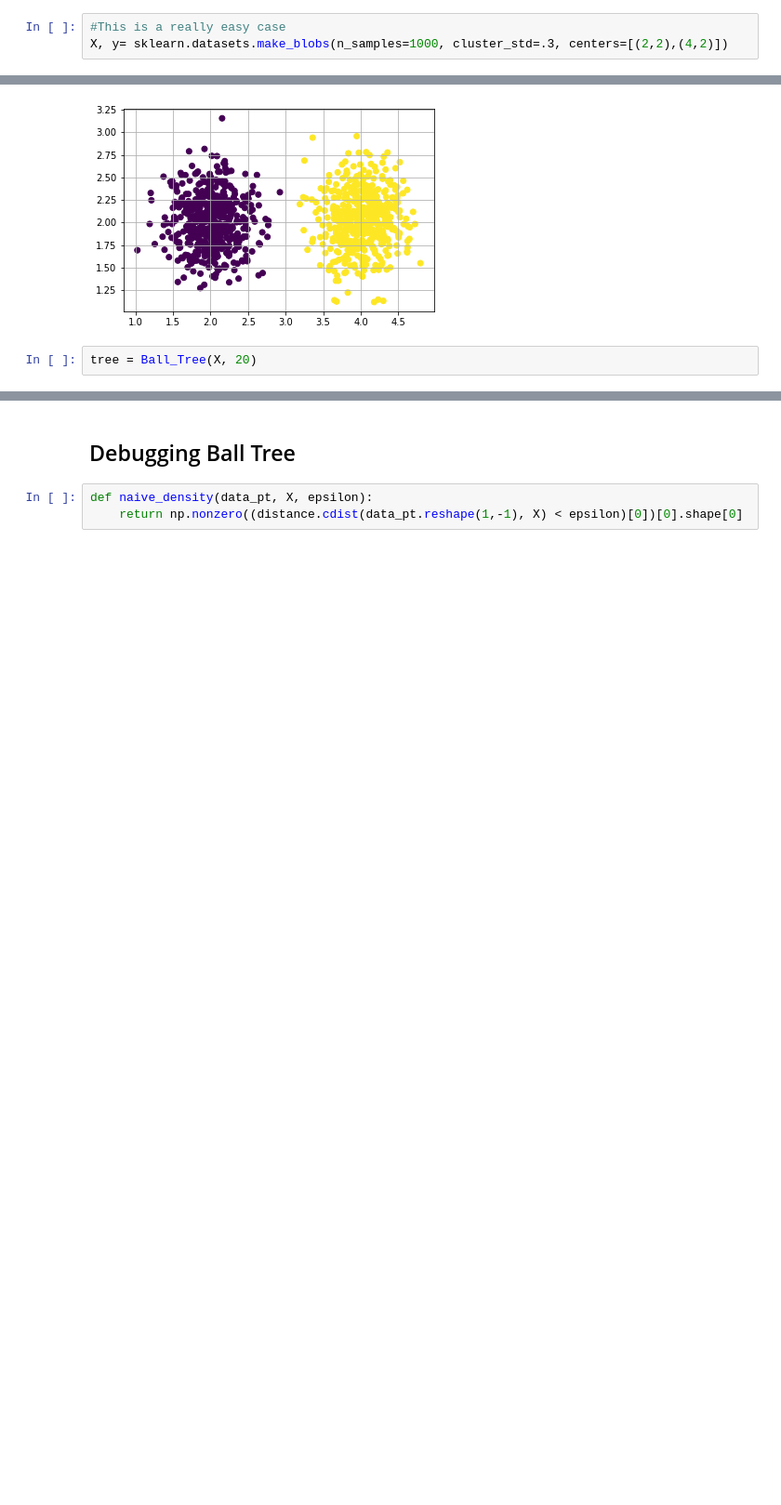
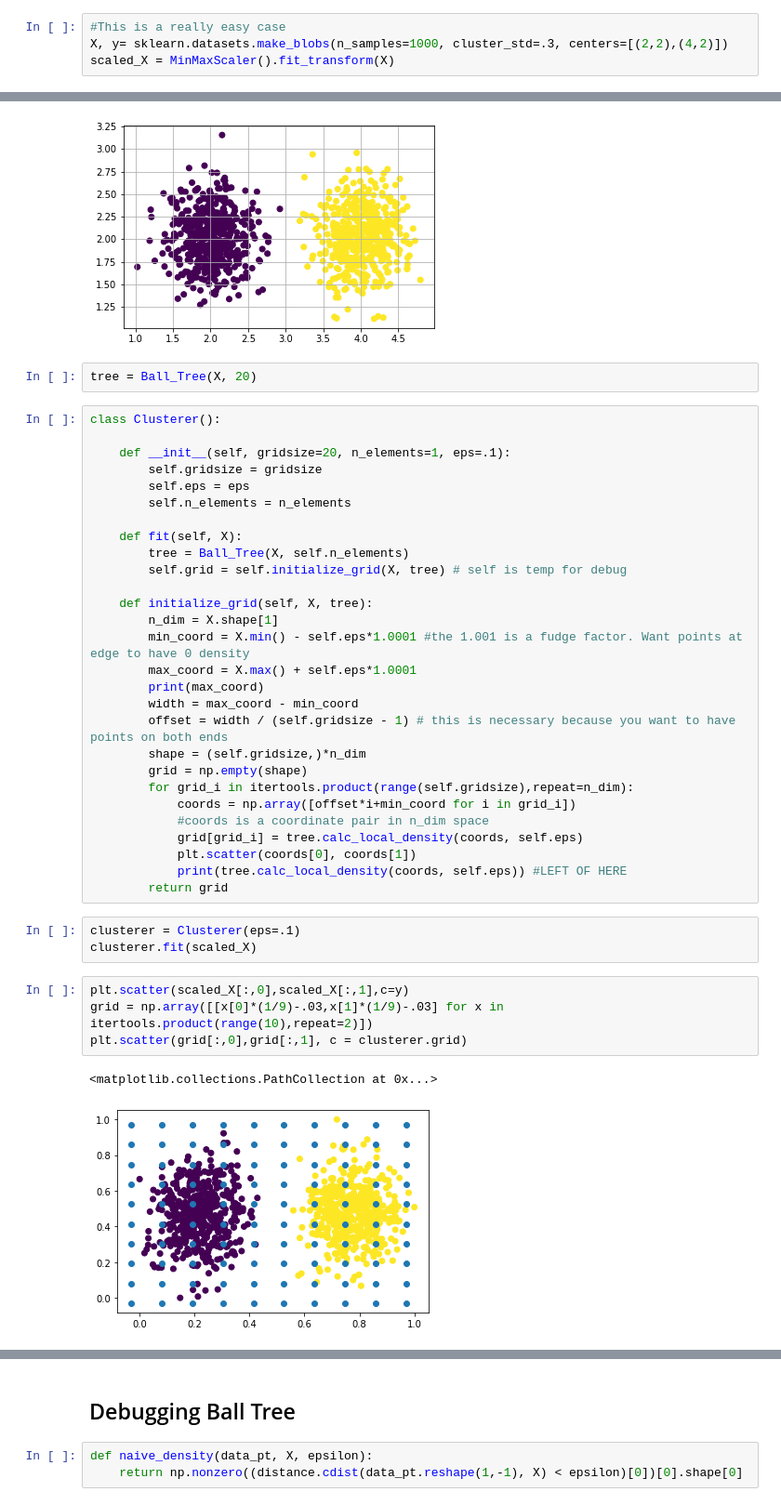
Before and after one commit to kaplannp/Boundary-Based-Clustering, a Jupyter notebook: main.ipynb, the cells around one changed output, grey strips where cells are left out. Shown at 93% size. Drawn from its saved outputs; the diff is of its cells as text; blank space fills up the shorter version.

Commit message:
Developing Clusterer class in main. Working on grid construction

```diff
--- a/main.ipynb
+++ b/main.ipynb
@@ -11,6 +13,7 @@ np.random.seed(42)
 # %%
 #This is a really easy case
 X, y= sklearn.datasets.make_blobs(n_samples=1000, cluster_std=.3, centers=[(2,2),(4,2)])
+scaled_X = MinMaxScaler().fit_transform(X)
 # %%
 plt.grid()
 plt.scatter(X[:,0],X[:,1],c=y)
@@ -19,3 +22,41 @@ plt.scatter(X[:,0],X[:,1],c=y)
 [figure]
 # %%
 tree = Ball_Tree(X, 20)
+# %%
+class Clusterer():
+
+    def __init__(self, gridsize=20, n_elements=1, eps=.1):
+        self.gridsize = gridsize
+        self.eps = eps
+        self.n_elements = n_elements
+
+    def fit(self, X):
+        tree = Ball_Tree(X, self.n_elements)
+        self.grid = self.initialize_grid(X, tree) # self is temp for debug
+
+    def initialize_grid(self, X, tree):
+        n_dim = X.shape[1]
+        min_coord = X.min() - self.eps*1.0001 #the 1.001 is a fudge factor. Want points at edge to have 0 density
+        max_coord = X.max() + self.eps*1.0001
+        print(max_coord)
+        width = max_coord - min_coord
+        offset = width / (self.gridsize - 1) # this is necessary because you want to have points on both ends
+        shape = (self.gridsize,)*n_dim
+        grid = np.empty(shape)
+        for grid_i in itertools.product(range(self.gridsize),repeat=n_dim):
+            coords = np.array([offset*i+min_coord for i in grid_i])
+            #coords is a coordinate pair in n_dim space
+            grid[grid_i] = tree.calc_local_density(coords, self.eps)
+            plt.scatter(coords[0], coords[1])
+            print(tree.calc_local_density(coords, self.eps)) #LEFT OF HERE
+        return grid
+# %%
+clusterer = Clusterer(eps=.1)
+clusterer.fit(scaled_X)
+# %%
+plt.scatter(scaled_X[:,0],scaled_X[:,1],c=y)
+grid = np.array([[x[0]*(1/9)-.03,x[1]*(1/9)-.03] for x in itertools.product(range(10),repeat=2)])
+plt.scatter(grid[:,0],grid[:,1], c = clusterer.grid)
+# %% [output]
+<matplotlib.collections.PathCollection at 0x...>
+[figure, added]
```
Also changed, not shown: parts of 4 cells of this notebook.
